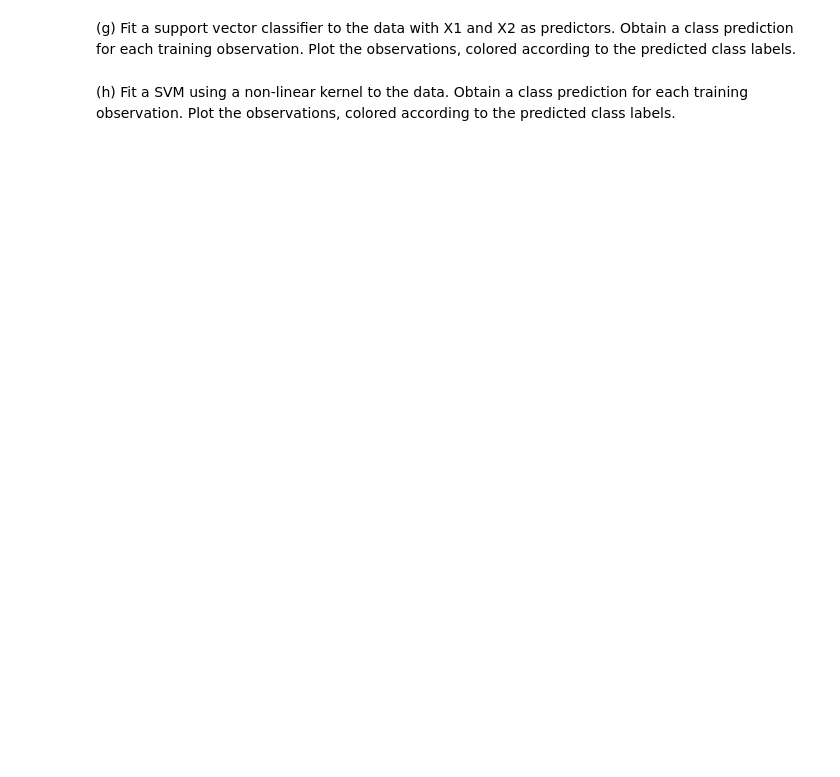
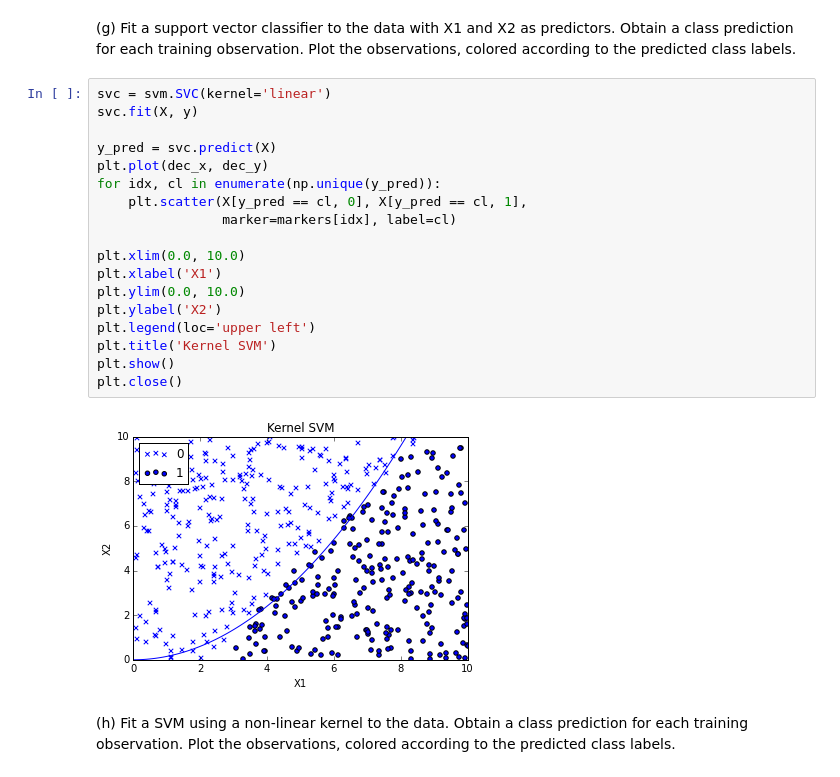
Before and after one commit to jeancochrane/learning, a Jupyter notebook: python-machine-learning/code/ch03solutions.ipynb, the cells around one changed output. Saved outputs shown, nothing was run; the diff lists cells and outputs as text; blank space fills up the shorter version.

```diff
--- a/python-machine-learning/code/ch03solutions.ipynb
+++ b/python-machine-learning/code/ch03solutions.ipynb
@@ -159,4 +242,24 @@ y=1*(x1^2-x2^2 > 0)
 # %% [markdown]
 (g) Fit a support vector classifier to the data with X1 and X2 as predictors. Obtain a class prediction for each training observation. Plot the observations, colored according to the predicted class labels.
+# %%
+svc = svm.SVC(kernel='linear')
+svc.fit(X, y)
+
+y_pred = svc.predict(X)
+plt.plot(dec_x, dec_y)
+for idx, cl in enumerate(np.unique(y_pred)):
+    plt.scatter(X[y_pred == cl, 0], X[y_pred == cl, 1],
+                marker=markers[idx], label=cl)
+
+plt.xlim(0.0, 10.0)
+plt.xlabel('X1')
+plt.ylim(0.0, 10.0)
+plt.ylabel('X2')
+plt.legend(loc='upper left')
+plt.title('Kernel SVM')
+plt.show()
+plt.close()
+# %% [output]
+[figure, added]
 # %% [markdown]
 (h) Fit a SVM using a non-linear kernel to the data. Obtain a class prediction for each training observation. Plot the observations, colored according to the predicted class labels.
```
Also changed, not shown: parts of 11 cells of this notebook.
